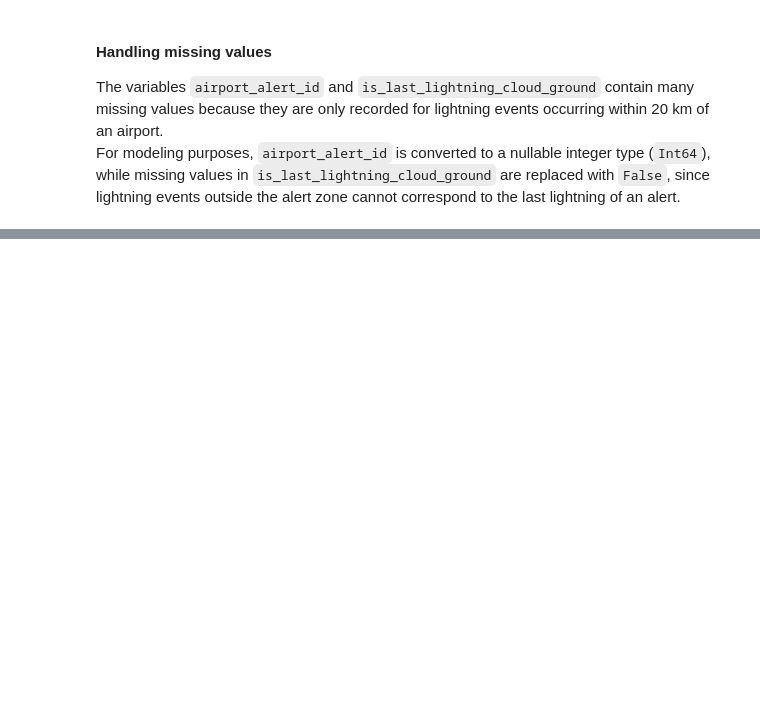
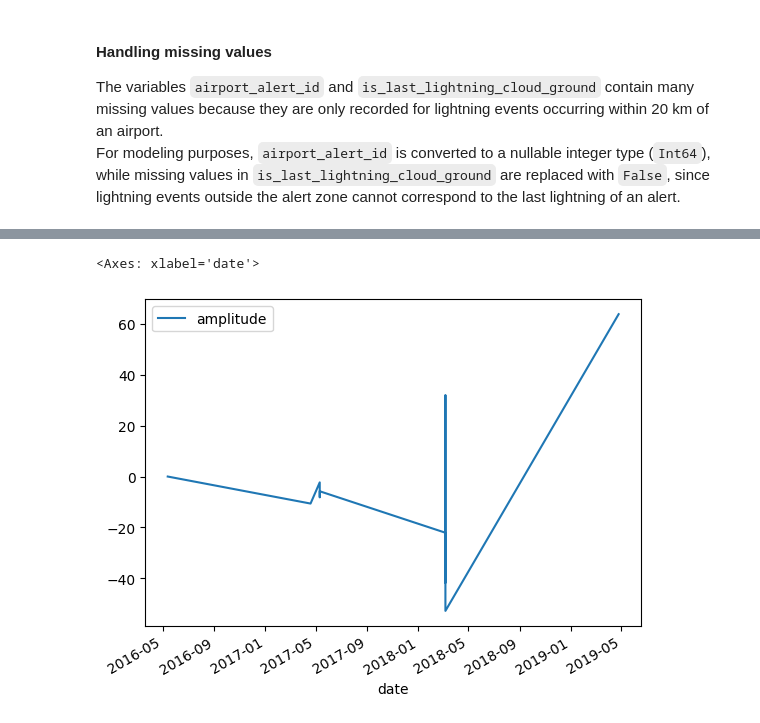
Before and after one commit to Houda-git/Data-Battle, a Jupyter notebook: Analysis_data_airport.ipynb, the cells around one changed output, grey strips where cells are left out. Saved outputs shown, nothing was run; the diff lists cells and outputs as text; code cells hidden in the pictures; blank space fills up the shorter version.

```diff
--- a/Analysis_data_airport.ipynb
+++ b/Analysis_data_airport.ipynb
@@ -226,0 +291,7 @@ df["is_last_lightning_cloud_ground"] = df["is_last_lightning_cloud_ground"].asty
+# %%
+sample_alert = df[df["airport_alert_id"]==100].sort_values("date")
+sample_alert["cum_lightnings"] = range(1, len(sample_alert)+1)
+sample_alert.plot(x="date", y="amplitude")
+# %% [output]
+<Axes: xlabel='date'>
+[figure, added]
```
Also changed, not shown: parts of 11 cells of this notebook, 1 other file.
